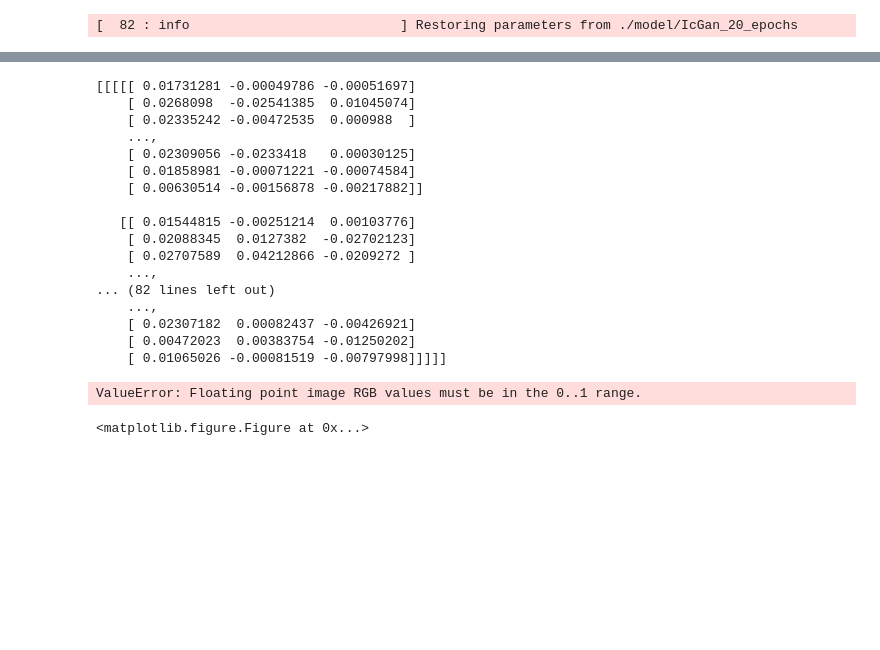
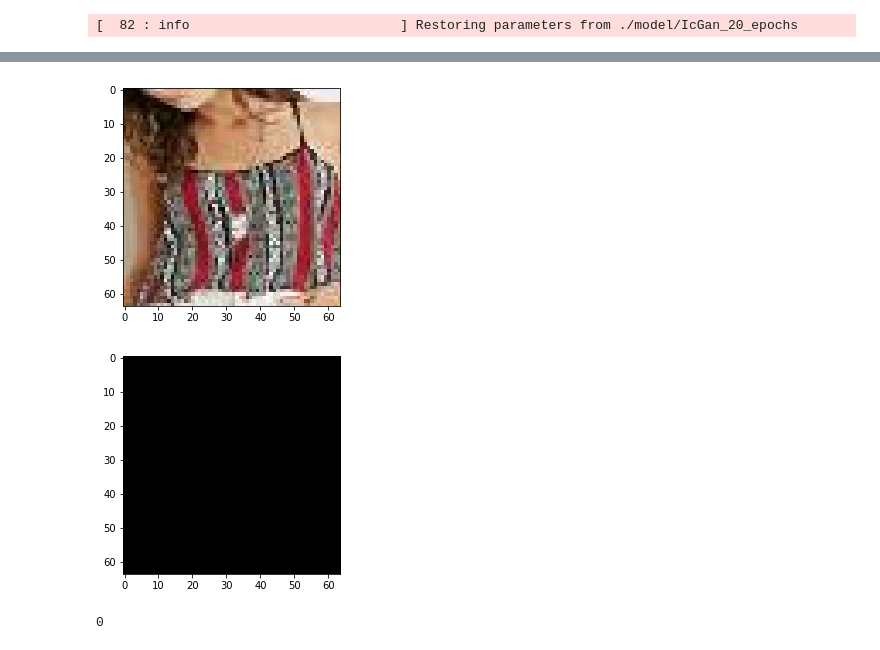
Before and after one commit to Fnjn/UCSD-CSE-253, a Jupyter notebook: final proj/IcGan-train.ipynb, the cells around one changed output, grey strips where cells are left out. Saved outputs shown, nothing was run; the diff lists cells and outputs as text; code cells hidden in the pictures; blank space fills up the shorter version.

```diff
--- a/final proj/IcGan-train.ipynb
+++ b/final proj/IcGan-train.ipynb
@@ -299,11 +291,3 @@ saver.restore(sess,tf.train.latest_checkpoint('./model'))
 # %% [output]
 INFO:tensorflow:Restoring parameters from ./model/IcGan_20_epochs
 [  82 : info                           ] Restoring parameters from ./model/IcGan_20_epochs
-# %%
-imgs, labs = sess.run(next_batch_data)
-show_image(imgs[])
-val_image = sess.run([gen], feed_dict={x:imgs, y:labs, learning_rate:lr})
-
-show_image(imgs[1])
-val_image = np.array(val_image)
-show_image(np.squeeze(val_image)[1])
@@ -320,30 +294,27 @@ imgs[0]
-# %%
-test_image = np.array(test_image)
-print(test_image)
-show_image(np.squeeze(test_image)[0])
-# %% [output]
-[[[[[ 0.01731281 -0.00049786 -0.00051697]
-    [ 0.0268098  -0.02541385  0.01045074]
-    [ 0.02335242 -0.00472535  0.000988  ]
-    ...,
-    [ 0.02309056 -0.0233418   0.00030125]
-    [ 0.01858981 -0.00071221 -0.00074584]
-    [ 0.00630514 -0.00156878 -0.00217882]]
-
-   [[ 0.01544815 -0.00251214  0.00103776]
-    [ 0.02088345  0.0127382  -0.02702123]
-    [ 0.02707589  0.04212866 -0.0209272 ]
-    ...,
-... (82 lines left out)
-    ...,
-    [ 0.02307182  0.00082437 -0.00426921]
-    [ 0.00472023  0.00383754 -0.01250202]
-    [ 0.01065026 -0.00081519 -0.00797998]]]]]
-ValueError: Floating point image RGB values must be in the 0..1 range.
-<matplotlib.figure.Figure at 0x...>
 # %%
 with tf.Session(config=config) as sess:
     for epoch in range(n_iters):
         cls_cost = sess,run([cls_optimizer], feed_dict={x:dataset.nextbatch(), y:label.nextbatch()})
         print('classifer loss: %f, accuracy: %f' % (cls_cost, accuracy.eval()))
     saver.save(sess, 'save/to/path')
+# %%
+try:
+    imgs, labs = sess.run(next_batch_val)
+except:
+    val_iterator = val_dataset.make_one_shot_iterator()
+    next_batch_val = val_iterator.get_next()
+    imgs, labs = sess.run(next_batch_val)
+
+val_image = sess.run([gen], feed_dict={x:imgs, y:labs, learning_rate:lr})
+
+show_image(imgs[0])
+val_image = np.array(val_image)
+show_image(np.squeeze(val_image)[0])
+# %% [output]
+[figure, added]
+[figure, added]
+# %%
+show_gen(next_batch_val, sess, gen)
+show_gen(next_batch_val, sess, gen)
+# %% [output]
+0
```
Also changed, not shown: parts of 13 cells of this notebook, 3 other files.
